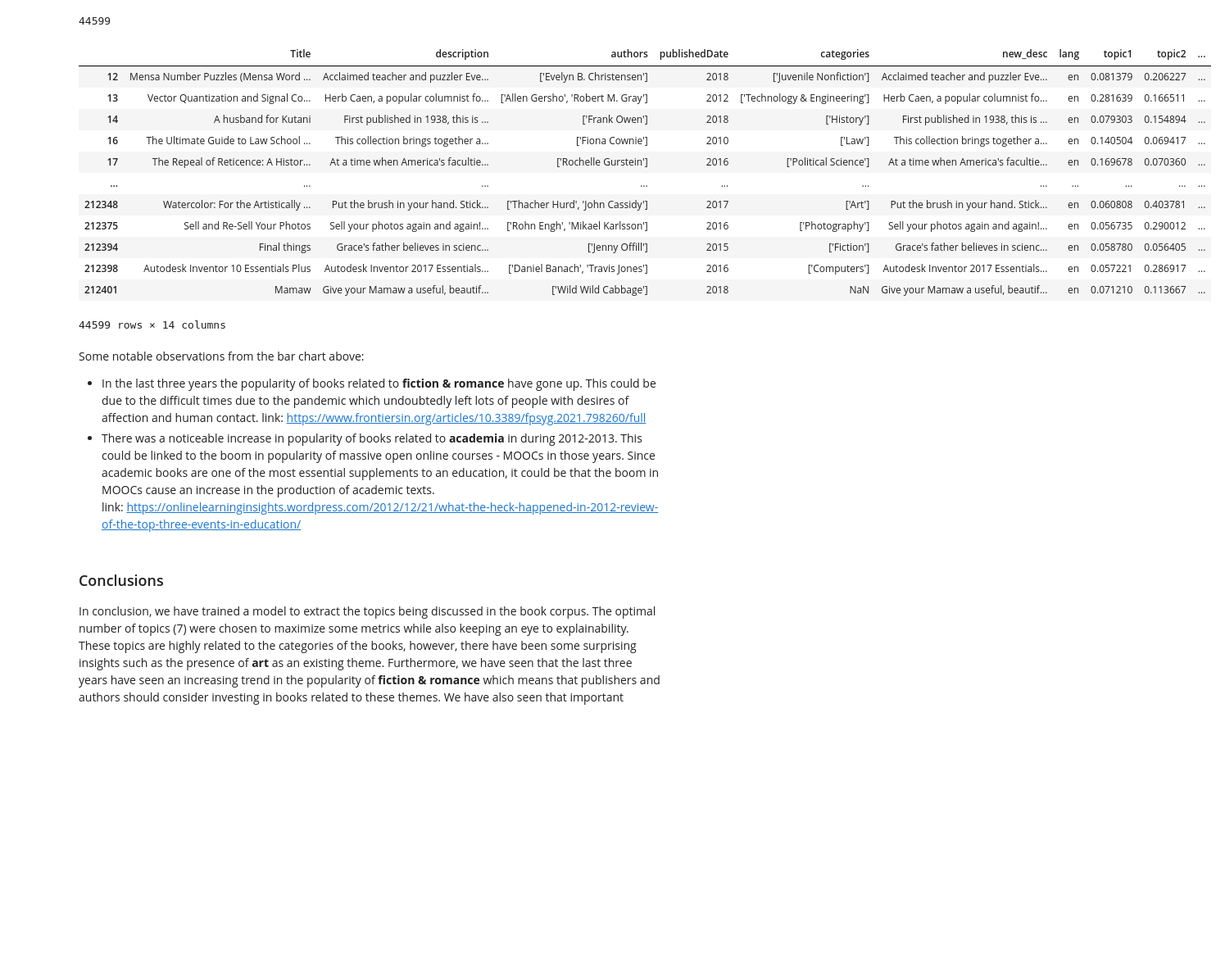
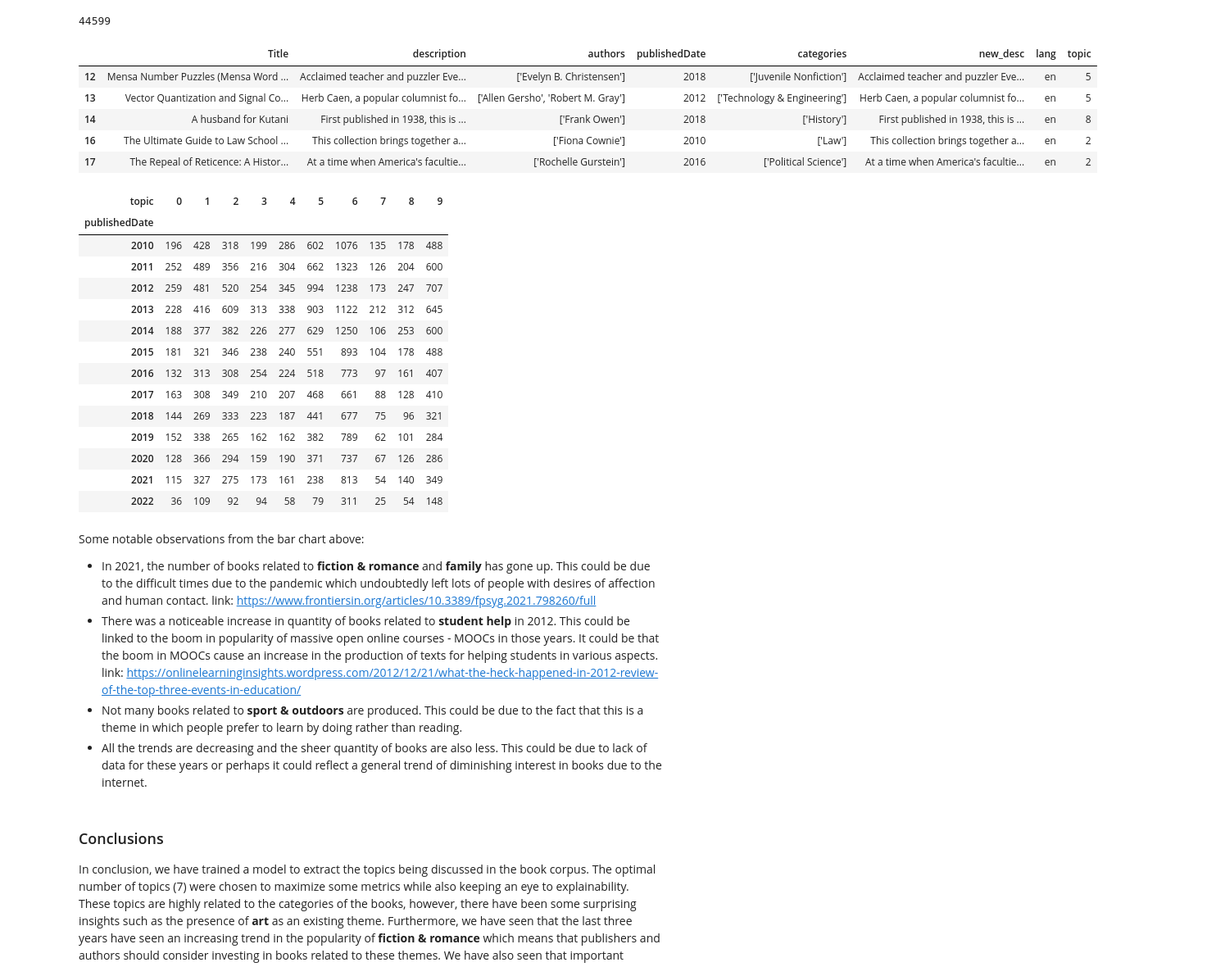
Before and after one commit to theabm/NLPFinalProject, a Jupyter notebook: NLPFinalProject.ipynb, the cells around one changed output. Shown at 82% size. Drawn from its saved outputs; the diff is of its cells as text; code cells hidden in the pictures; blank space fills up the shorter version.

```diff
--- a/NLPFinalProject.ipynb
+++ b/NLPFinalProject.ipynb
@@ -299,13 +316,15 @@ To choose the number of topics we use the UMass score and CV score as mentioned
 coherence_values = []
 
 dev_size = 100000
-eval_size = 30000
+eval_size = 40000
 
 for num_topics in range(2, 21):
     model = LdaMulticore(corpus=model_corpus[:dev_size],
                          id2word=dictionary,
                          num_topics=num_topics,
-                         random_state = 2)
+                         random_state = 2,
+                         alpha = 0.01,
+                         eta = 'auto')
 
     coherencemodel_umass = CoherenceModel(model=model,
                                           texts=instances[dev_size:dev_size+eval_size],
@@ -371,7 +390,7 @@ The best maxima occurs at 17 topics for both measures. However, since we prefer
 Having chosen the number of topics, we run the full model and analyze the results.
 # %%
 if FIRST_RUN:
-    num_topics = 7
+    num_topics = 10
 
     # find chunksize to make about 200 updates
     num_passes = 10
@@ -386,7 +405,8 @@ if FIRST_RUN:
                          workers=min(10, multiprocessing.cpu_count()-1), # choose 10 cores, or whatever computer has
                          passes=num_passes, # make this many passes over data
                          chunksize=chunk_size, # update after this many instances
-                         alpha=0.5,
+                         alpha=0.01,
+                         eta = 'auto',
                          random_state = 2
                         )
 
@@ -446,9 +469,8 @@ Finally, lets analyze how the popularity of the themes changed throughout the ye
 In particular, we will analyze the last 12 years (for graphical and practical reasons)
 # %%
 topic_corpus = model[model_corpus]
-scores = [[t[1] for t in topic_corpus[entry]] for entry in range(len(book_description_corpus))]
+topic = [sorted(topic_corpus[entry], key = lambda x: x[1])[0][0] for entry in range(len(book_description_corpus_cleaned_collocations))]
+df_books_en["topic"]=topic
-# %%
-df_books_en[["topic1", "topic2", "topic3", "topic4", "topic5", "topic6", "topic7"]]=scores
 # %%
 df_books_en
 # %% [output]
@@ -493,20 +515,32 @@ years = years.index.tolist()
 # %%
 df_books_en["publishedDate"].replace("",np.nan, inplace=True)
 df_books_en = df_books_en.dropna(subset = ["publishedDate"])
 df_years = df_books_en[(df_books_en["publishedDate"].apply(int) > 2009) & (df_books_en["publishedDate"].apply(int) < 2023)]
-df_years
+df_years.head()
 # %% [output]
-|  | Title | description | authors | publishedDate | categories | new_desc | lang | topic1 | topic2 | ... |
-| 12 | Mensa Number Puzzles (Mensa Word ... | Acclaimed teacher and puzzler Eve... | ['Evelyn B. Christensen'] | 2018 | ['Juvenile Nonfiction'] | Acclaimed teacher and puzzler Eve... | en | 0.081379 | 0.206227 | ... |
-| 13 | Vector Quantization and Signal Co... | Herb Caen, a popular columnist fo... | ['Allen Gersho', 'Robert M. Gray'] | 2012 | ['Technology & Engineering'] | Herb Caen, a popular columnist fo... | en | 0.281639 | 0.166511 | ... |
-| 14 | A husband for Kutani | First published in 1938, this is ... | ['Frank Owen'] | 2018 | ['History'] | First published in 1938, this is ... | en | 0.079303 | 0.154894 | ... |
-| 16 | The Ultimate Guide to Law School ... | This collection brings together a... | ['Fiona Cownie'] | 2010 | ['Law'] | This collection brings together a... | en | 0.140504 | 0.069417 | ... |
-| 17 | The Repeal of Reticence: A Histor... | At a time when America's facultie... | ['Rochelle Gurstein'] | 2016 | ['Political Science'] | At a time when America's facultie... | en | 0.169678 | 0.070360 | ... |
-| ... | ... | ... | ... | ... | ... | ... | ... | ... | ... | ... |
-| 212348 | Watercolor: For the Artistically ... | Put the brush in your hand. Stick... | ['Thacher Hurd', 'John Cassidy'] | 2017 | ['Art'] | Put the brush in your hand. Stick... | en | 0.060808 | 0.403781 | ... |
-| 212375 | Sell and Re-Sell Your Photos | Sell your photos again and again!... | ['Rohn Engh', 'Mikael Karlsson'] | 2016 | ['Photography'] | Sell your photos again and again!... | en | 0.056735 | 0.290012 | ... |
-| 212394 | Final things | Grace's father believes in scienc... | ['Jenny Offill'] | 2015 | ['Fiction'] | Grace's father believes in scienc... | en | 0.058780 | 0.056405 | ... |
-| 212398 | Autodesk Inventor 10 Essentials Plus | Autodesk Inventor 2017 Essentials... | ['Daniel Banach', 'Travis Jones'] | 2016 | ['Computers'] | Autodesk Inventor 2017 Essentials... | en | 0.057221 | 0.286917 | ... |
-| 212401 | Mamaw | Give your Mamaw a useful, beautif... | ['Wild Wild Cabbage'] | 2018 | NaN | Give your Mamaw a useful, beautif... | en | 0.071210 | 0.113667 | ... |
+|  | Title | description | authors | publishedDate | categories | new_desc | lang | topic |
+| 12 | Mensa Number Puzzles (Mensa Word ... | Acclaimed teacher and puzzler Eve... | ['Evelyn B. Christensen'] | 2018 | ['Juvenile Nonfiction'] | Acclaimed teacher and puzzler Eve... | en | 5 |
+| 13 | Vector Quantization and Signal Co... | Herb Caen, a popular columnist fo... | ['Allen Gersho', 'Robert M. Gray'] | 2012 | ['Technology & Engineering'] | Herb Caen, a popular columnist fo... | en | 5 |
+| 14 | A husband for Kutani | First published in 1938, this is ... | ['Frank Owen'] | 2018 | ['History'] | First published in 1938, this is ... | en | 8 |
+| 16 | The Ultimate Guide to Law School ... | This collection brings together a... | ['Fiona Cownie'] | 2010 | ['Law'] | This collection brings together a... | en | 2 |
+| 17 | The Repeal of Reticence: A Histor... | At a time when America's facultie... | ['Rochelle Gurstein'] | 2016 | ['Political Science'] | At a time when America's facultie... | en | 2 |
-44599 rows × 14 columns
+# %%
+df_years = df_years.groupby([pd.Grouper(key = "publishedDate"), "topic"]).size().reset_index(name = "count").pivot(index = "publishedDate", columns = "topic", values = "count")
+df_years
+# %% [output]
+| topic | 0 | 1 | 2 | 3 | 4 | 5 | 6 | 7 | 8 | 9 |
+| publishedDate |  |  |  |  |  |  |  |  |  |  |
+| 2010 | 196 | 428 | 318 | 199 | 286 | 602 | 1076 | 135 | 178 | 488 |
+| 2011 | 252 | 489 | 356 | 216 | 304 | 662 | 1323 | 126 | 204 | 600 |
+| 2012 | 259 | 481 | 520 | 254 | 345 | 994 | 1238 | 173 | 247 | 707 |
+| 2013 | 228 | 416 | 609 | 313 | 338 | 903 | 1122 | 212 | 312 | 645 |
+| 2014 | 188 | 377 | 382 | 226 | 277 | 629 | 1250 | 106 | 253 | 600 |
+| 2015 | 181 | 321 | 346 | 238 | 240 | 551 | 893 | 104 | 178 | 488 |
+| 2016 | 132 | 313 | 308 | 254 | 224 | 518 | 773 | 97 | 161 | 407 |
+| 2017 | 163 | 308 | 349 | 210 | 207 | 468 | 661 | 88 | 128 | 410 |
+| 2018 | 144 | 269 | 333 | 223 | 187 | 441 | 677 | 75 | 96 | 321 |
+| 2019 | 152 | 338 | 265 | 162 | 162 | 382 | 789 | 62 | 101 | 284 |
+| 2020 | 128 | 366 | 294 | 159 | 190 | 371 | 737 | 67 | 126 | 286 |
+| 2021 | 115 | 327 | 275 | 173 | 161 | 238 | 813 | 54 | 140 | 349 |
+| 2022 | 36 | 109 | 92 | 94 | 58 | 79 | 311 | 25 | 54 | 148 |
 # %%
@@ -527,10 +569,12 @@ fig.update_layout(barmode='group')
 fig.show()
 # %% [markdown]
 Some notable observations from the bar chart above:
-- In the last three years the popularity of books related to **fiction & romance** have gone up. This could be due to the difficult times due to the pandemic which undoubtedly left lots of people with desires of affection and human contact.
+- In 2021, the number of books related to **fiction & romance** and **family** has gone up. This could be due to the difficult times due to the pandemic which undoubtedly left lots of people with desires of affection and human contact.
 link: https://www.frontiersin.org/articles/10.3389/fpsyg.2021.798260/full
-- There was a noticeable increase in popularity of books related to **academia** in during 2012-2013. This could be linked to the boom in popularity of massive open online courses - MOOCs in those years. Since academic books are one of the most essential supplements to an education, it could be that the boom in MOOCs cause an increase in the production of academic texts.
+- There was a noticeable increase in quantity of books related to **student help** in 2012. This could be linked to the boom in popularity of massive open online courses - MOOCs in those years. It could be that the boom in MOOCs cause an increase in the production of texts for helping students in various aspects.
 link: https://onlinelearninginsights.wordpress.com/2012/12/21/what-the-heck-happened-in-2012-review-of-the-top-three-events-in-education/
+- Not many books related to **sport & outdoors** are produced. This could be due to the fact that this is a theme in which people prefer to learn by doing rather than reading.
+- All the trends are decreasing and the sheer quantity of books are also less. This could be due to lack of data for these years or perhaps it could reflect a general trend of diminishing interest in books due to the internet.
 # %% [markdown]
 ### Conclusions
 
```
Also changed, not shown: parts of 20 cells of this notebook, 8 other files.
